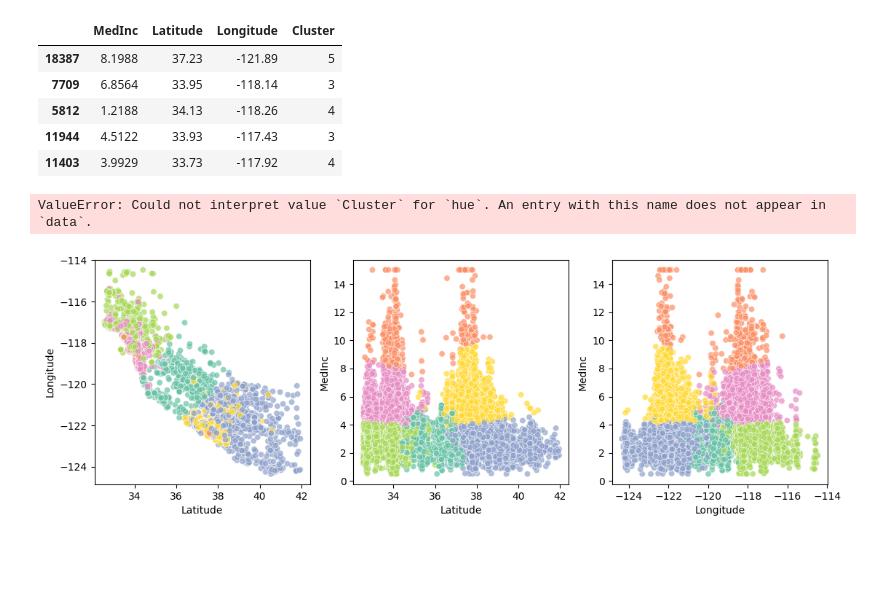
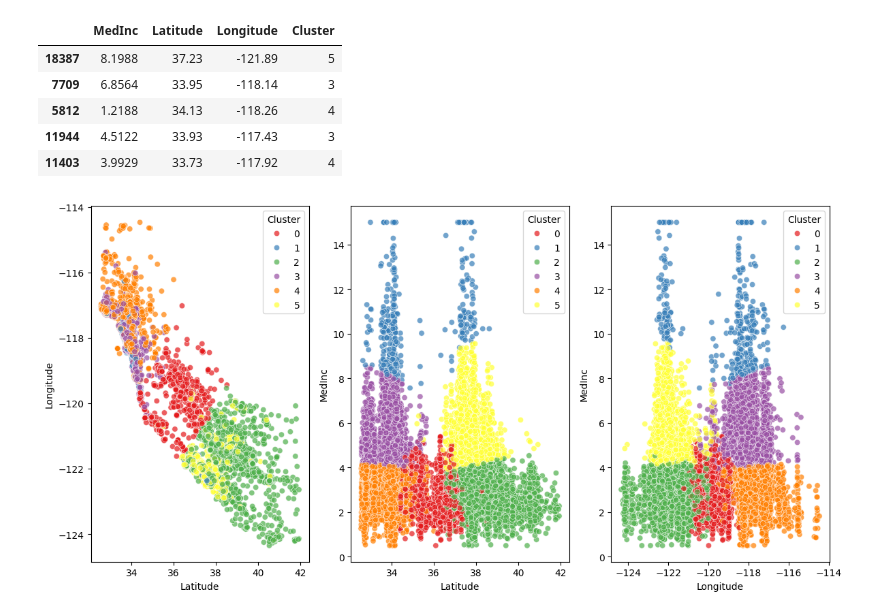
Before and after one commit to Elisag28/k-means, a Jupyter notebook: src/explore.ipynb, the cells around one changed output. Drawn from its saved outputs; the diff is of its cells as text; code cells hidden in the pictures; blank space fills up the shorter version.

```diff
--- a/src/explore.ipynb
+++ b/src/explore.ipynb
@@ -58,22 +58,15 @@ X_train.head()
 | 11944 | 4.5122 | 33.93 | -117.43 | 3 |
 | 11403 | 3.9929 | 33.73 | -117.92 | 4 |
 # %%
-fig, axis = plt.subplots(1, 3, figsize=(13, 4))
+fig, axis = plt.subplots(1, 3, figsize=(12, 6))
 
 # Plot the data
-sns.scatterplot(ax=axis[0], data=X_train, x='Latitude', y='Longitude', hue='Cluster', palette='Set2', alpha=0.7, legend=False)
-sns.scatterplot(ax=axis[1], data=X_train, x='Latitude', y='MedInc', hue='Cluster', palette='Set2', alpha=0.7, legend=False)
-sns.scatterplot(ax=axis[2], data=X_train, x='Longitude', y='MedInc', hue='Cluster', palette='Set2', alpha=0.7, legend=False)
+sns.scatterplot(ax=axis[0], data=X_train, x='Latitude', y='Longitude', hue= 'Cluster', palette='Set1', alpha=0.7)
+sns.scatterplot(ax=axis[1], data=X_train, x='Latitude', y='MedInc', hue= 'Cluster', palette='Set1', alpha=0.7)
+sns.scatterplot(ax=axis[2], data=X_train, x='Longitude', y='MedInc', hue= 'Cluster', palette='Set1', alpha=0.7)
 
-sns.scatterplot(ax=axis[0], data=X_test, x='Latitude', y='Longitude', hue='Cluster', palette='Set2', alpha=0.3, legend=False)
-sns.scatterplot(ax=axis[1], data=X_test, x='Latitude', y='MedInc', hue='Cluster', palette='Set2', alpha=0.3, legend=False)
-sns.scatterplot(ax=axis[2], data=X_test, x='Longitude', y='MedInc', hue='Cluster', palette='Set2', alpha=0.3, legend=False)
-
-# Adjust Layout
 plt.tight_layout()
 
-# Plot the Data
 plt.show()
 # %% [output]
-ValueError: Could not interpret value `Cluster` for `hue`. An entry with this name does not appear in `data`.
-[figure, old version]
+[figure, new version]
```
